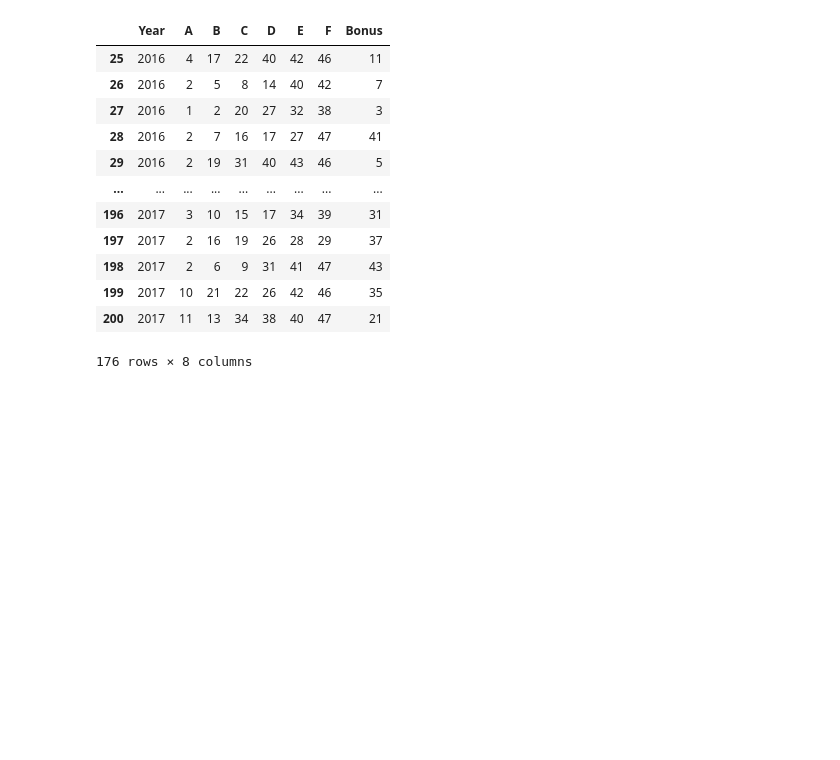
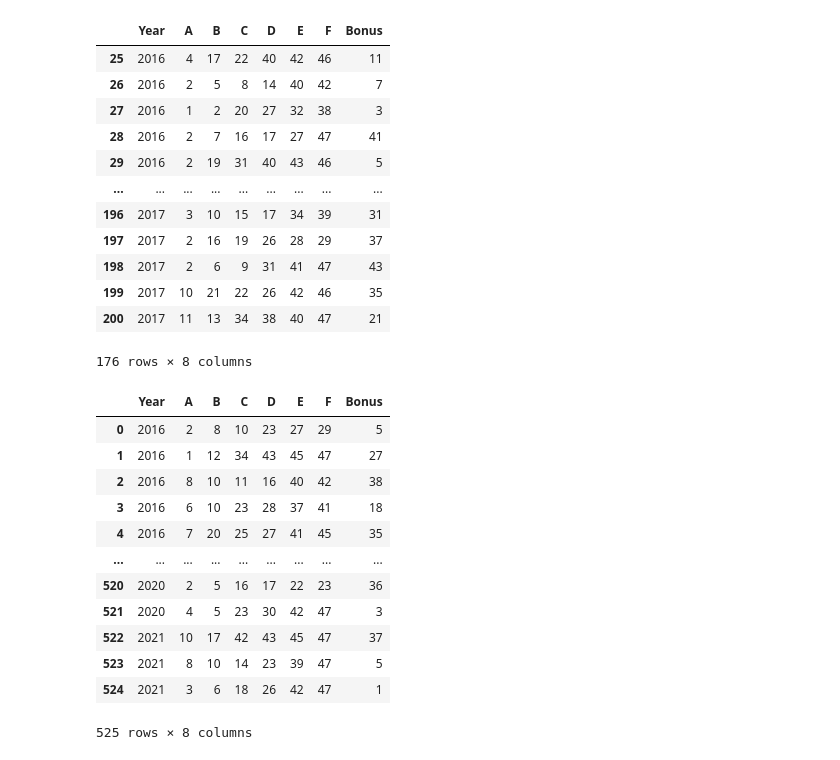
Before and after one commit to killfoley/Lotto-Scraping, a Jupyter notebook: Lotto results notebook.ipynb, the cells around one changed output. Drawn from its saved outputs; the diff is of its cells as text; code cells hidden in the pictures; blank space fills up the shorter version.

Commit message:
updated irish lotto notebook

```diff
--- a/Lotto results notebook.ipynb
+++ b/Lotto results notebook.ipynb
@@ -815,3 +815,19 @@ df_lotto.loc[25:200]
 | 199 | 2017 | 10 | 21 | 22 | 26 | 42 | 46 | 35 |
 | 200 | 2017 | 11 | 13 | 34 | 38 | 40 | 47 | 21 |
 176 rows × 8 columns
+# %%
+df_lotto
+# %% [output]
+|  | Year | A | B | C | D | E | F | Bonus |
+| 0 | 2016 | 2 | 8 | 10 | 23 | 27 | 29 | 5 |
+| 1 | 2016 | 1 | 12 | 34 | 43 | 45 | 47 | 27 |
+| 2 | 2016 | 8 | 10 | 11 | 16 | 40 | 42 | 38 |
+| 3 | 2016 | 6 | 10 | 23 | 28 | 37 | 41 | 18 |
+| 4 | 2016 | 7 | 20 | 25 | 27 | 41 | 45 | 35 |
+| ... | ... | ... | ... | ... | ... | ... | ... | ... |
+| 520 | 2020 | 2 | 5 | 16 | 17 | 22 | 23 | 36 |
+| 521 | 2020 | 4 | 5 | 23 | 30 | 42 | 47 | 3 |
+| 522 | 2021 | 10 | 17 | 42 | 43 | 45 | 47 | 37 |
+| 523 | 2021 | 8 | 10 | 14 | 23 | 39 | 47 | 5 |
+| 524 | 2021 | 3 | 6 | 18 | 26 | 42 | 47 | 1 |
+525 rows × 8 columns
```
Also changed, not shown: parts of 14 cells of this notebook.
